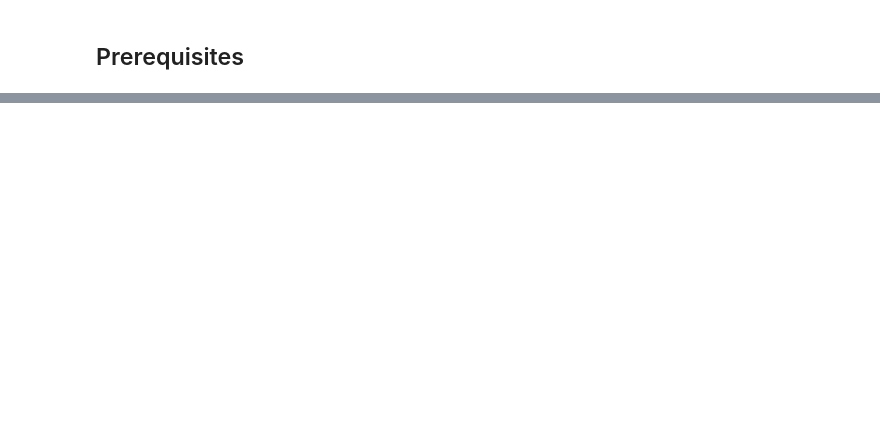
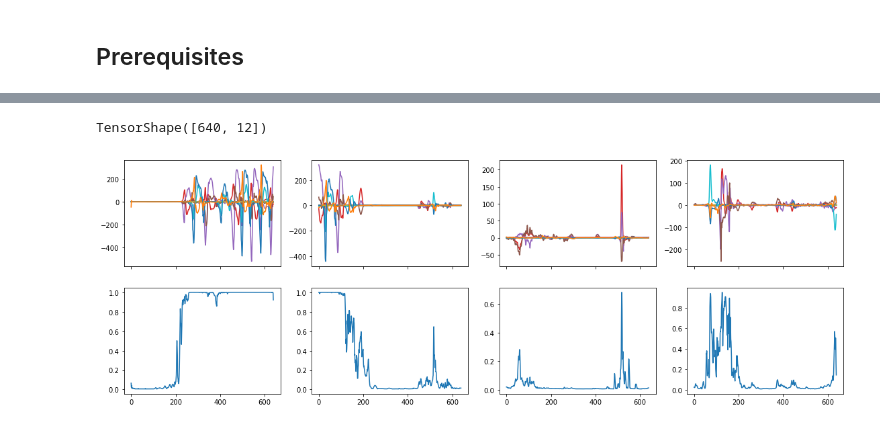
Before and after one commit to rmndrs89/Mobilise-D, a Jupyter notebook: code/tutorial.ipynb, the cells around one changed output, grey strips where cells are left out. Cells and saved outputs as stored; diff of their text form; code cells hidden in the pictures; blank space fills up the shorter version.

```diff
--- a/code/tutorial.ipynb
+++ b/code/tutorial.ipynb
@@ -62,0 +127,5 @@ assert np.array_equal(features[0], data[:sample_length,:])
+# %%
+num_batches = 0
+for elem in ds_features:
+    num_batches += elem.shape[0]
+print(num_batches)
@@ -62,0 +134,6 @@ assert np.array_equal(features[0], data[:sample_length,:])
+# %%
+history = model.fit(
+    zip(ds_features, ds_labels),
+    steps_per_epoch=num_batches,
+    epochs=3
+)
@@ -62,0 +143,21 @@ assert np.array_equal(features[0], data[:sample_length,:])
+# %%
+predictions = model.predict(ds_features)
+# %%
+X = [x for x in ds_features]
+# %%
+X[0][0].shape
+# %% [output]
+TensorShape([640, 12])
+# %%
+fig, axs = plt.subplots(2, 4, figsize=(19.2, 6.4), sharex=True)
+axs[0][0].plot(X[0][0])
+axs[0][1].plot(X[0][1])
+axs[0][2].plot(X[0][2])
+axs[0][3].plot(X[0][3])
+axs[1][0].plot(predictions[0])
+axs[1][1].plot(predictions[1])
+axs[1][2].plot(predictions[2])
+axs[1][3].plot(predictions[3])
+plt.show()
+# %% [output]
+[figure, added]
```
Also changed, not shown: parts of 16 cells of this notebook, 3 other files.
